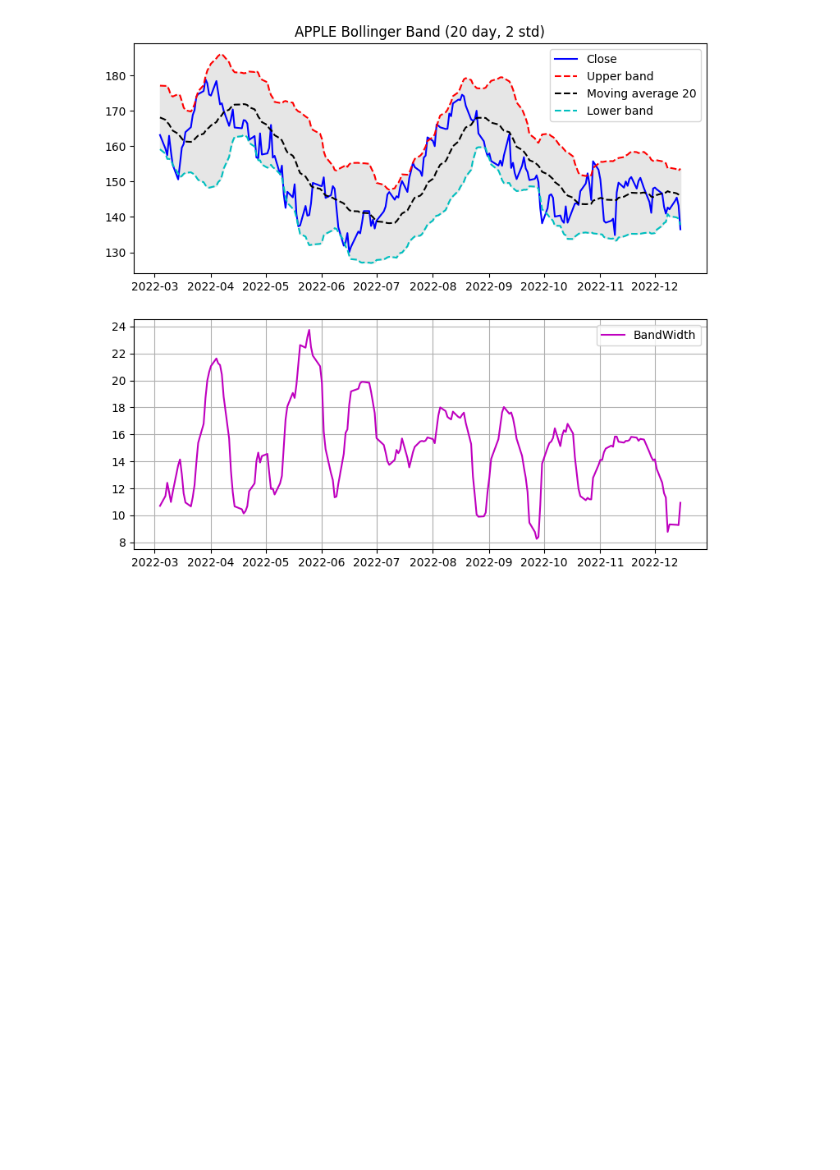
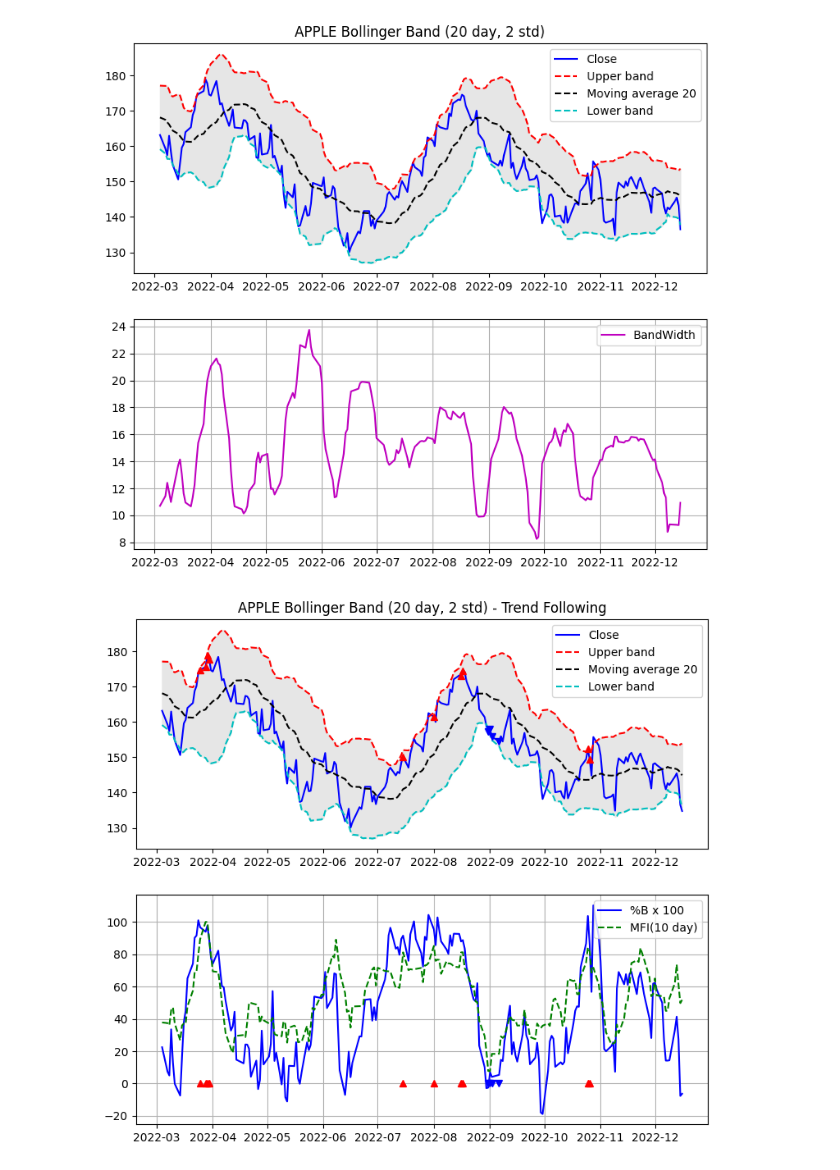
Before and after one commit to taewan2002/stock, a Jupyter notebook: Analysis.ipynb, the cells around one changed output. Drawn from its saved outputs; the diff is of its cells as text; code cells hidden in the pictures; blank space fills up the shorter version.

Commit message:
Money flow index

```diff
--- a/Analysis.ipynb
+++ b/Analysis.ipynb
@@ -317,3 +317,64 @@ plt.legend(loc="best")
 plt.show()
 # %% [output]
 [figure]
+# %%
+# MFI(현금흐름지표, Money Flow Index)
+# Typical Price(중심 가격) = 일정 기간의 고가, 저가, 종가를 합한 뒤에 3으로 나눈 값
+# 일반적으로 주가에 선행함, 거래량 데이터에 RSI개념을 도입한 지표로 생각할 수 있다.
+# MFI = 100 - (100/(1+PMF/NMF))
+from pandas_datareader import data as pdr
+import yfinance as yf
+import matplotlib.pyplot as plt
+yf.pdr_override()
+
+df = pdr.get_data_yahoo("AAPL","2022-02-04", progress = False)
+df['MA20'] = df["Close"].rolling(window=20).mean() # 20개 종가를 이용해서 평균을 구한다
+df["stddev"] = df["Close"].rolling(window=20).std() # 20개의 종가로 표준편차를 구한다
+df["upper"] = df["MA20"] + (df["stddev"] * 2) # 상단 볼린저 밴드
+df["lower"] = df["MA20"] - (df["stddev"] * 2) # 하단 볼린저 밴드
+df["PB"] = (df['Close'] - df["lower"]) / (df["upper"] - df["lower"]) # %b 칼럼을 생성한다
+df["TP"] = (df["High"] + df["Low"] + df["Close"]) / 3 # Typical price를 구한다
+df["PMF"] = 0
+df["NMF"] = 0
+for i in range(len(df.Close) - 1):
+    if df.TP.values[i] < df.TP.values[i+1]:
+        # i번째 중심 가격보다 i+1번째 중심가격이 높면 i+1번째 중심가격과 i+1번째 거래량의 곱을 pmf(positive money flow)에 저장한다
+        df.PMF.values[i+1] = df.TP.values[i+1] * df.Volume.values[i+1]
+        df.NMF.values[i+1] = 0
+    else:
+        df.NMF.values[i+1] = df.TP.values[i+1] * df.Volume.values[i+1]
+        df.PMF.values[i+1] = 0
+df["MFR"] = df.PMF.rolling(window=10).sum() / df.NMF.rolling(window=10).sum()
+df["MFI10"] = 100 - 100/ (1+df["MFR"])
+df = df[19:] # 19행까지 NaN이기 때문에 20행부터 사용한다
+
+plt.figure(figsize=(9,8))
+plt.subplot(2,1,1) # 기존 볼린저 밴드 차트를 2행 1열의 그리드에서 1열에 배치한다
+plt.plot(df.index, df['Close'], color="#0000ff", label="Close")
+plt.plot(df.index, df['upper'], "r--", label="Upper band")
+plt.plot(df.index, df['MA20'], "k--", label="Moving average 20")
+plt.plot(df.index, df['lower'], "c--", label="Lower band")
+plt.fill_between(df.index, df["upper"], df["lower"], color="0.9")
+plt.title("APPLE Bollinger Band (20 day, 2 std) - Trend Following")
+for i in range(len(df.Close)):
+    if df.PB.values[i] > 0.8 and df.MFI10.values[i] > 80:
+        # %b가 0.8보다 크고 10일 기준 MFI가 80보다 매수시점을 나타내기 위해 그래프의 종가 위치에 빨간색 삼각형을 그린다.
+        plt.plot(df.index.values[i], df.Close.values[i], "r^")
+    elif df.PB.values[i] < 0.2 and df.MFI10.values[i] < 20:
+        plt.plot(df.index.values[i], df.Close.values[i], "bv")
+plt.legend(loc="best")
+
+plt.subplot(2,1,2) # %b 차트를 2행 1열의 그리드에서 1열에 배치한다
+plt.plot(df.index, df["PB"] * 100, "b", label="%B x 100")
+plt.plot(df.index, df["MFI10"], "g--", label="MFI(10 day)")
+plt.yticks([-20, 0, 20, 40, 60, 80, 100, 120])
+for i in range(len(df.Close)):
+    if df.PB.values[i] > 0.8 and df.MFI10.values[i] > 80:
+        plt.plot(df.index.values[i], 0, "r^")
+    elif df.PB.values[i] < 0.2 and df.MFI10.values[i] < 20:
+        plt.plot(df.index.values[i], 0, "bv")
+plt.grid(True)
+plt.legend(loc="best")
+plt.show()
+# %% [output]
+[figure, added]
```
